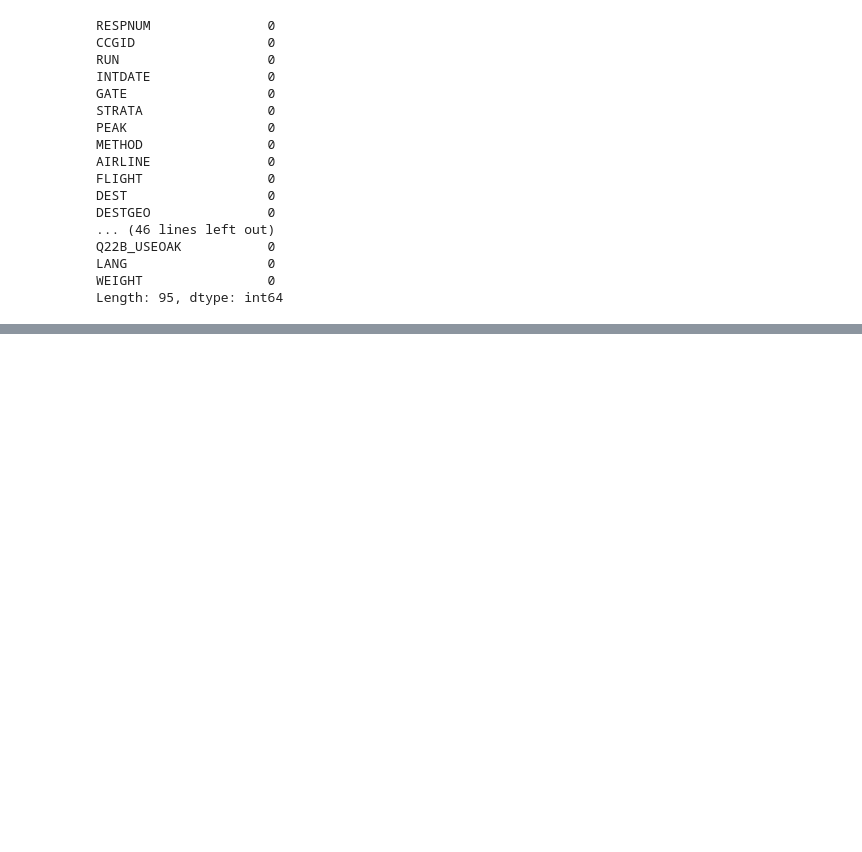
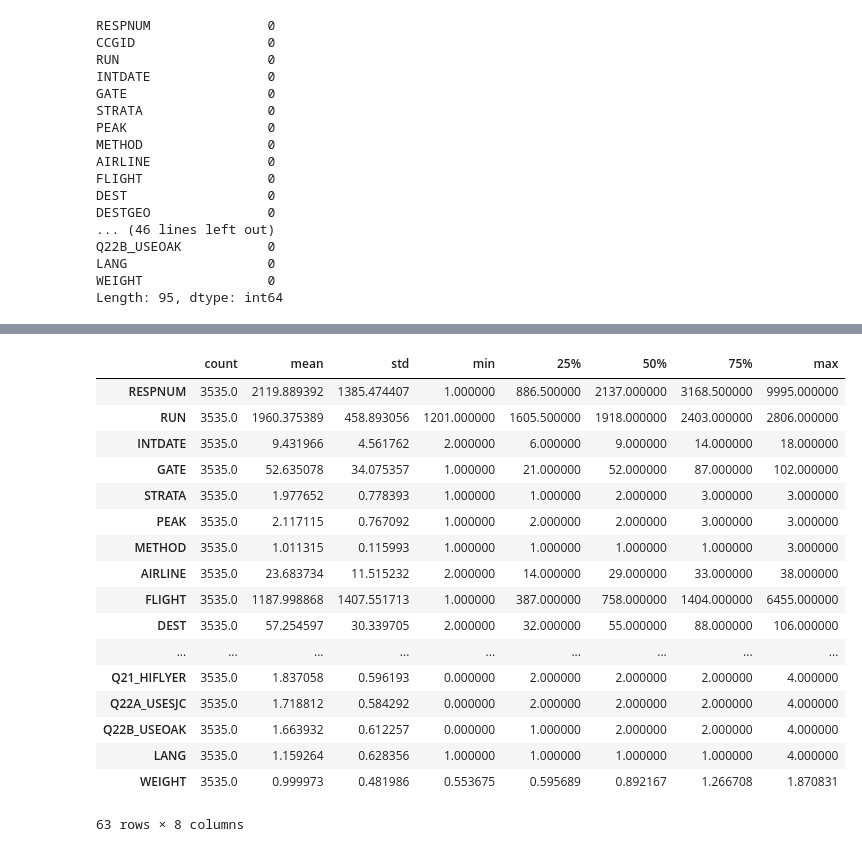
Before and after one commit to yungshun317/feature-understanding, a Jupyter notebook: 2013_sfo_customer_survey.ipynb, the cells around one changed output, grey strips where cells are left out. Cells and saved outputs as stored; diff of their text form; code cells hidden in the pictures; blank space fills up the shorter version.

```diff
--- a/2013_sfo_customer_survey.ipynb
+++ b/2013_sfo_customer_survey.ipynb
@@ -58,0 +110,21 @@ Length: 95, dtype: int64
+# %%
+customer.describe().T
+# %% [output]
+|  | count | mean | std | min | 25% | 50% | 75% | max |
+| RESPNUM | 3535.0 | 2119.889392 | 1385.474407 | 1.000000 | 886.500000 | 2137.000000 | 3168.500000 | 9995.000000 |
+| RUN | 3535.0 | 1960.375389 | 458.893056 | 1201.000000 | 1605.500000 | 1918.000000 | 2403.000000 | 2806.000000 |
+| INTDATE | 3535.0 | 9.431966 | 4.561762 | 2.000000 | 6.000000 | 9.000000 | 14.000000 | 18.000000 |
+| GATE | 3535.0 | 52.635078 | 34.075357 | 1.000000 | 21.000000 | 52.000000 | 87.000000 | 102.000000 |
+| STRATA | 3535.0 | 1.977652 | 0.778393 | 1.000000 | 1.000000 | 2.000000 | 3.000000 | 3.000000 |
+| PEAK | 3535.0 | 2.117115 | 0.767092 | 1.000000 | 2.000000 | 2.000000 | 3.000000 | 3.000000 |
+| METHOD | 3535.0 | 1.011315 | 0.115993 | 1.000000 | 1.000000 | 1.000000 | 1.000000 | 3.000000 |
+| AIRLINE | 3535.0 | 23.683734 | 11.515232 | 2.000000 | 14.000000 | 29.000000 | 33.000000 | 38.000000 |
+| FLIGHT | 3535.0 | 1187.998868 | 1407.551713 | 1.000000 | 387.000000 | 758.000000 | 1404.000000 | 6455.000000 |
+| DEST | 3535.0 | 57.254597 | 30.339705 | 2.000000 | 32.000000 | 55.000000 | 88.000000 | 106.000000 |
+| ... | ... | ... | ... | ... | ... | ... | ... | ... |
+| Q21_HIFLYER | 3535.0 | 1.837058 | 0.596193 | 0.000000 | 2.000000 | 2.000000 | 2.000000 | 4.000000 |
+| Q22A_USESJC | 3535.0 | 1.718812 | 0.584292 | 0.000000 | 2.000000 | 2.000000 | 2.000000 | 4.000000 |
+| Q22B_USEOAK | 3535.0 | 1.663932 | 0.612257 | 0.000000 | 1.000000 | 2.000000 | 2.000000 | 4.000000 |
+| LANG | 3535.0 | 1.159264 | 0.628356 | 1.000000 | 1.000000 | 1.000000 | 1.000000 | 4.000000 |
+| WEIGHT | 3535.0 | 0.999973 | 0.481986 | 0.553675 | 0.595689 | 0.892167 | 1.266708 | 1.870831 |
+63 rows × 8 columns
```
Also changed, not shown: parts of 6 cells of this notebook.
